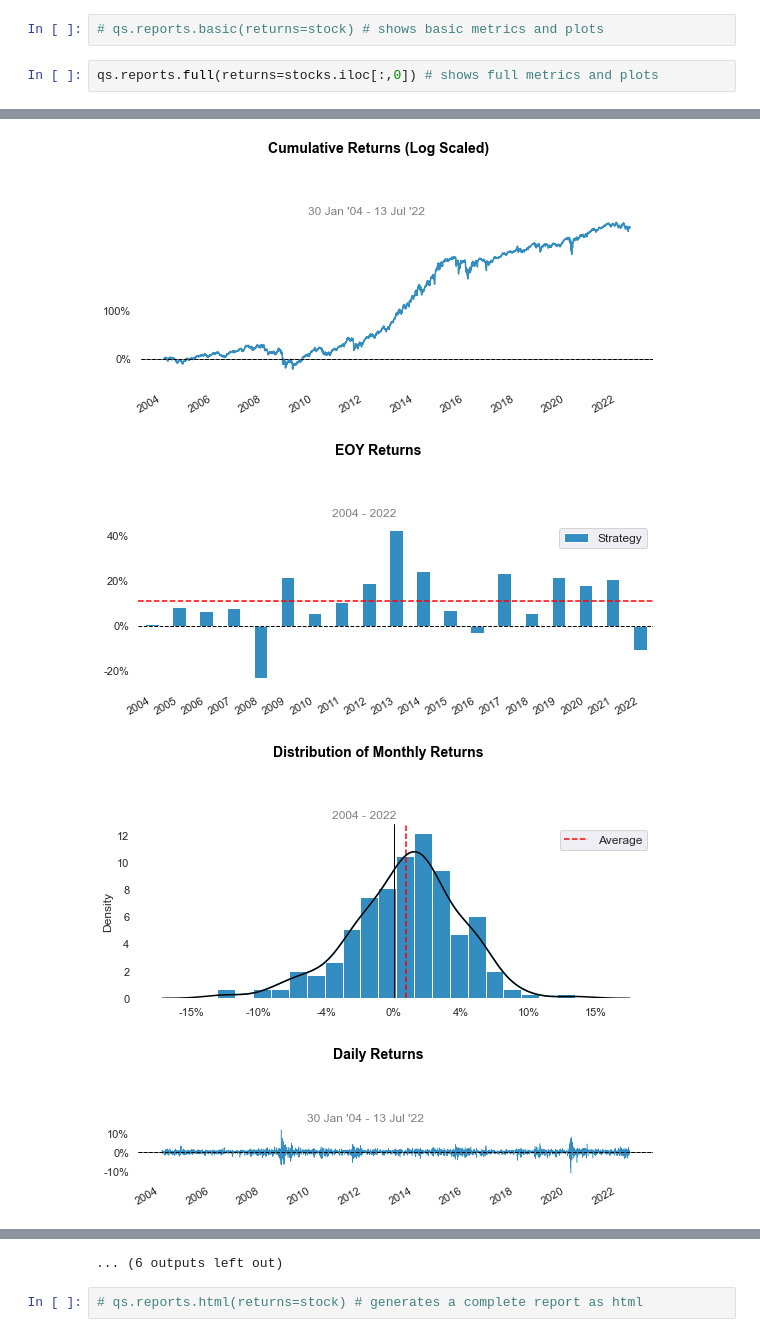
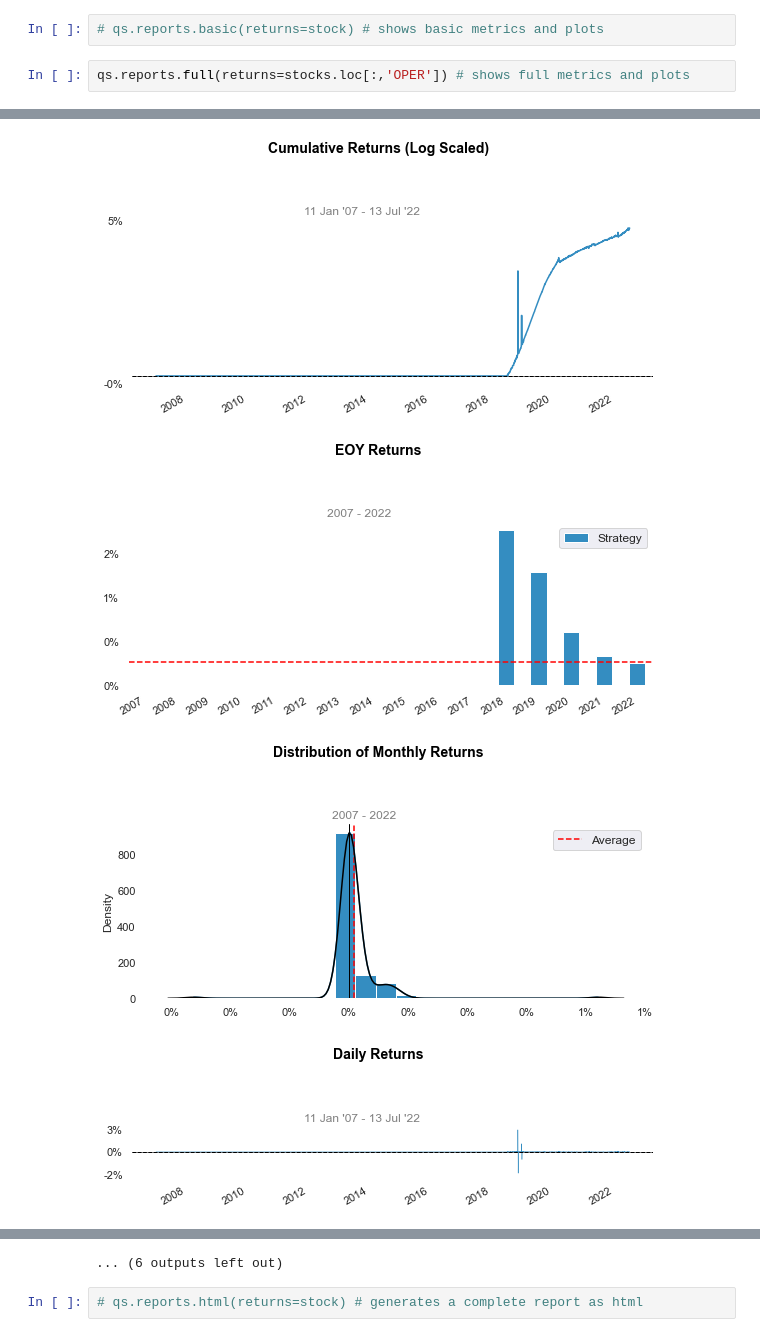
Before and after one commit to wakamex/tradcharts, a Jupyter notebook: stocks.ipynb, the cells around one changed output, grey strips where cells are left out. Cells and saved outputs as stored; diff of their text form.

```diff
--- a/stocks.ipynb
+++ b/stocks.ipynb
@@ -236,7 +236,7 @@ plt.show()
 # %%
 # qs.reports.basic(returns=stock) # shows basic metrics and plots
 # %%
-qs.reports.full(returns=stocks.iloc[:,0]) # shows full metrics and plots
+qs.reports.full(returns=stocks.loc[:,'OPER']) # shows full metrics and plots
 # %% [output]
 Performance Metrics
                            Strategy
@@ -269,4 +269,4 @@ Strategy Visualization
-[figure, old version]
+[figure, new version]
-[figure, old version]
+[figure, new version]
-[figure, old version]
+[figure, new version]
-[figure, old version]
+[figure, new version]
```
Also changed, not shown: parts of 1 cell of this notebook, 1 other file.
